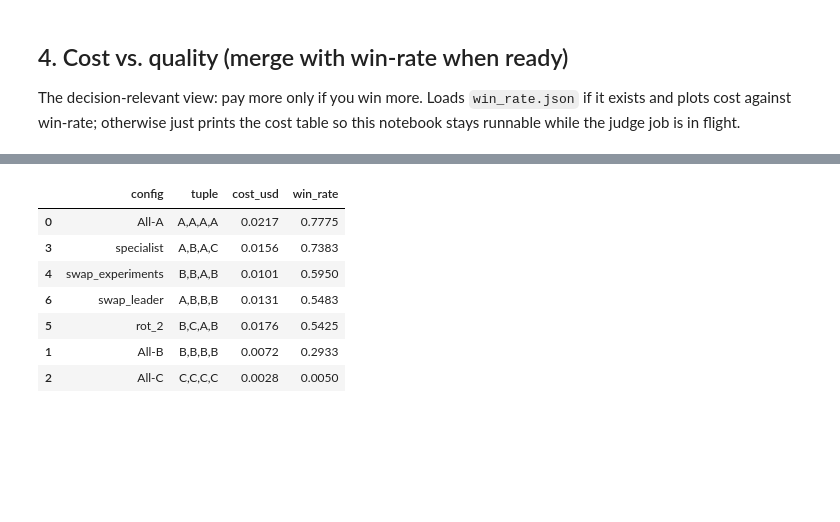
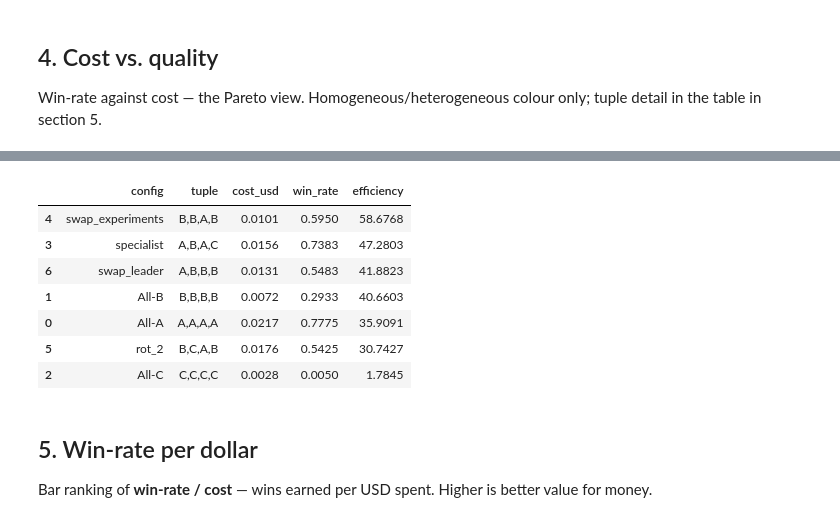
Before and after one commit to Akshat125/multi-agent-paper-review, a Jupyter notebook: eval/analysis/full_cost.ipynb, the cells around one changed output, grey strips where cells are left out. Cells and saved outputs as stored; diff of their text form; code cells hidden in the pictures; blank space fills up the shorter version.

```diff
--- a/eval/analysis/full_cost.ipynb
+++ b/eval/analysis/full_cost.ipynb
@@ -75,6 +76,8 @@ def legend_below(
     )
     if title:
         kw["title"] = title
+    if labels is None:
+        labels = [h.get_label() for h in handles]
     fig.legend(handles, labels, **kw)
     return legend_bottom(xrot=xrot, titled=title is not None)
 
@@ -196,6 +199,10 @@ if "missing_price_models" in cost and cost["missing_price_models"]:
 print(f"run-set : {RUN_SET}")
 print(f"configs : {len(df)}")
 print(f"n papers: {int(per_config[order[0]]['cost_usd']['n'])}")
+homo = df[df["homogeneous"]].sort_values("cost_usd")
+print("homogeneous cost (expect A > B > C):", ", ".join(
+    f"{r.config}=${r.cost_usd:.4f}" for _, r in homo.iterrows()
+))
 df[["config", "tuple", "cost_usd", "input_tokens", "output_tokens", "time_s"]].round(4)
 # %% [output]
 run-set : full
@@ -258,24 +267,28 @@ for c in order:
     by_role = per_config[c]["by_role"]
     rec = {"config": c}
     for r in ROLES:
-        rec[r] = by_role.get(r, {}).get("cost_usd", {}).get("mean", 0.0) * 1000
+        rec[r] = by_role.get(r, {}).get("cost_usd", {}).get("mean", 0.0)
     role_rows.append(rec)
 
 rdf = pd.DataFrame(role_rows).set_index("config").reindex(order)
 
+x = np.arange(len(rdf))
 fig, ax = plt.subplots(figsize=FIG_RANK)
 bottom_arr = np.zeros(len(rdf))
 for r in ROLES:
-    ax.bar(rdf.index, rdf[r], bottom=bottom_arr, label=r, color=ROLE_COLORS[r])
+    ax.bar(x, rdf[r], bottom=bottom_arr, label=r, color=ROLE_COLORS[r])
     bottom_arr += rdf[r].values
-ax.set_xticks(range(len(rdf)))
-ax.set_ylabel("mean cost per review (milli-USD)")
+ax.set_xticks(x)
+ax.set_xticklabels(rdf.index, rotation=30, ha="right")
+ax.set_ylabel("mean cost per review (USD)")
 ax.set_title(fig_title("Per-role cost breakdown"))
-ax.set_xticklabels(rdf.index, rotation=30, ha="right")
 bottom = legend_below(fig, ax, ncol=4, xrot=30)
 save_fig(fig, FIG_DIR / "cost_by_role.png", bottom=bottom)
 plt.show()
 
-display((rdf.round(3)).assign(total=rdf.sum(axis=1).round(3)))
+display(rdf.round(4).assign(
+    total_roles=rdf.sum(axis=1).round(4),
+    total_config=df.set_index("config").loc[rdf.index, "cost_usd"].round(4),
+))
 # %% [output]
 [drawing not drawn]
@@ -331,7 +345,7 @@ ax.set_title(fig_title("Latency"))
 bottom = legend_below(fig, handles=[
     Patch(color=C_REF, label="homogeneous"),
     Patch(color=C_HET, label="heterogeneous"),
-], labels=["homogeneous", "heterogeneous"], ncol=2)
+], ncol=2)
 save_fig(fig, FIG_DIR / "cost_latency.png", bottom=bottom)
 plt.show()
 # %% [output]
@@ -339,31 +354,35 @@ plt.show()
 # %% [markdown]
-## 4. Cost vs. quality (merge with win-rate when ready)
+## 4. Cost vs. quality
 
-The decision-relevant view: pay more only if you win more. Loads `win_rate.json` if it
-exists and plots cost against win-rate; otherwise just prints the cost table so this
-notebook stays runnable while the judge job is in flight.
+Win-rate against cost — the Pareto view. Homogeneous/heterogeneous colour only; tuple
+detail in the table in section 5.
 # %%
 wr_path = RESULTS_DIR / "win_rate.json"
 if not wr_path.exists():
+    plot_df = None
     print("win_rate.json not ready — showing cost ranking only.")
     display(df.sort_values("cost_usd")[["config", "tuple", "cost_usd", "time_s"]].round(4))
 else:
     wr = json.loads(wr_path.read_text())
     plot_df = df.copy()
-    plot_df["win_rate"] = plot_df["config"].map(lambda c: wr["per_config"].get(c, {}).get("overall", np.nan))
+    plot_df["win_rate"] = plot_df["config"].map(
+        lambda c: wr["per_config"].get(c, {}).get("overall", np.nan)
+    )
+    plot_df["efficiency"] = plot_df["win_rate"] / plot_df["cost_usd"]
 
     fig, ax = plt.subplots(figsize=FIG_SCATTER)
     for _, r in plot_df.iterrows():
         col = C_REF if r["homogeneous"] else C_HET
-        ax.errorbar(r["cost_usd"] * 1000, r["win_rate"], xerr=r["cost_sem"] * 1000,
+        ax.errorbar(r["cost_usd"], r["win_rate"], xerr=r["cost_sem"],
                     fmt="o", color=col, capsize=3)
-    ax.set_xlabel("cost per review (milli-USD)")
+    ax.set_xlabel("cost per review (USD)")
     ax.set_ylabel("overall win-rate")
     ax.set_title(fig_title("Cost vs. quality"))
-    pad_axes_for_labels(ax)
-    annotate_configs(ax, plot_df["cost_usd"] * 1000, plot_df["win_rate"], plot_df["config"])
-    save_fig(fig, FIG_DIR / "cost_vs_winrate.png", bottom=MARGIN_NO_LEGEND)
+    bottom = legend_below(fig, handles=[
+        plt.Rectangle((0, 0), 1, 1, color=C_REF),
+        plt.Rectangle((0, 0), 1, 1, color=C_HET),
+    ], labels=["homogeneous", "heterogeneous"], ncol=2)
+    save_fig(fig, FIG_DIR / "cost_vs_winrate.png", bottom=bottom)
     plt.show()
-    display(plot_df[["config", "tuple", "cost_usd", "win_rate"]].sort_values("win_rate", ascending=False).round(4))
 # %% [output]
 [drawing not drawn]
@@ -370,8 +390,13 @@ else:
-|  | config | tuple | cost_usd | win_rate |
-| 0 | All-A | A,A,A,A | 0.0217 | 0.7775 |
-| 3 | specialist | A,B,A,C | 0.0156 | 0.7383 |
-| 4 | swap_experiments | B,B,A,B | 0.0101 | 0.5950 |
-| 6 | swap_leader | A,B,B,B | 0.0131 | 0.5483 |
-| 5 | rot_2 | B,C,A,B | 0.0176 | 0.5425 |
-| 1 | All-B | B,B,B,B | 0.0072 | 0.2933 |
-| 2 | All-C | C,C,C,C | 0.0028 | 0.0050 |
+|  | config | tuple | cost_usd | win_rate | efficiency |
+| 4 | swap_experiments | B,B,A,B | 0.0101 | 0.5950 | 58.6768 |
+| 3 | specialist | A,B,A,C | 0.0156 | 0.7383 | 47.2803 |
+| 6 | swap_leader | A,B,B,B | 0.0131 | 0.5483 | 41.8823 |
+| 1 | All-B | B,B,B,B | 0.0072 | 0.2933 | 40.6603 |
+| 0 | All-A | A,A,A,A | 0.0217 | 0.7775 | 35.9091 |
+| 5 | rot_2 | B,C,A,B | 0.0176 | 0.5425 | 30.7427 |
+| 2 | All-C | C,C,C,C | 0.0028 | 0.0050 | 1.7845 |
+# %% [markdown]
+## 5. Win-rate per dollar
+
+Bar ranking of **win-rate / cost** — wins earned per USD spent. Higher is better value
+for money.
```
Also changed, not shown: parts of 10 cells of this notebook, 23 other files.
